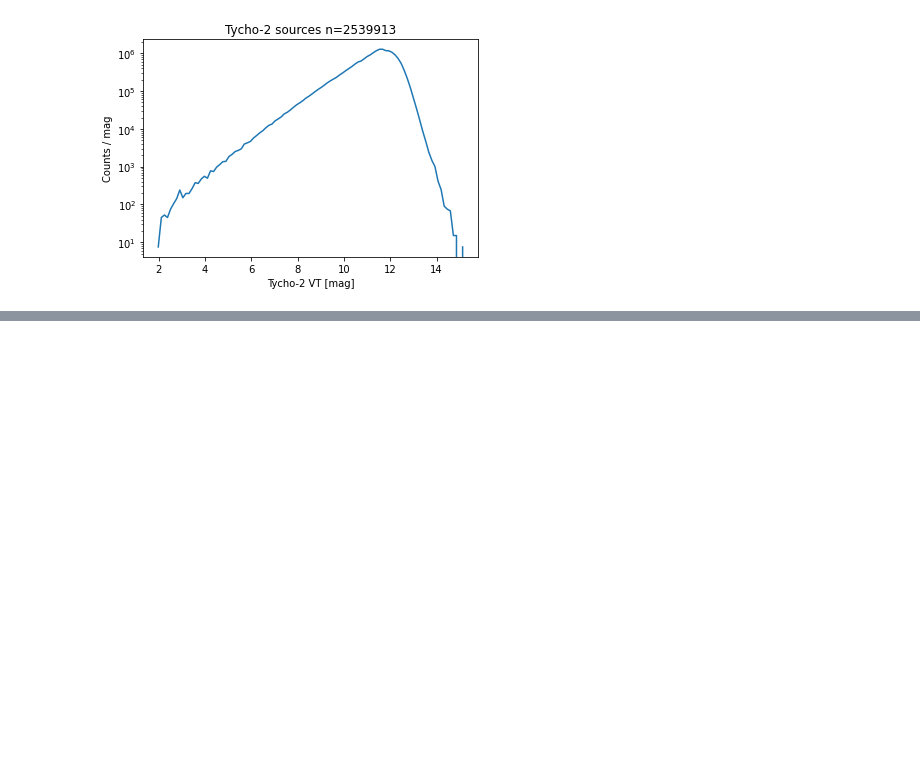
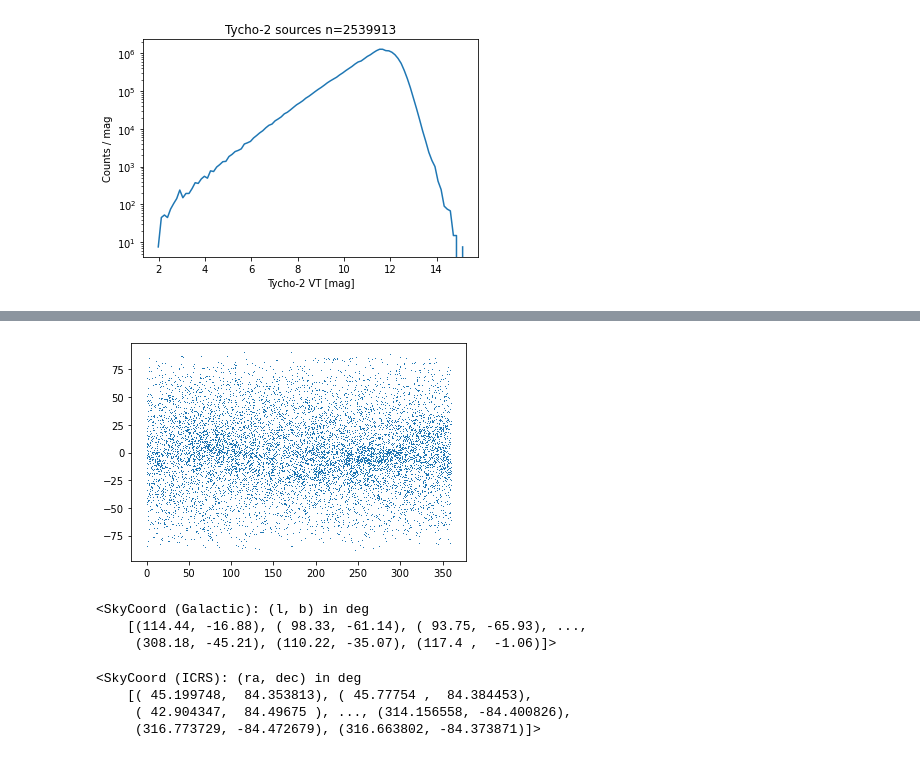
Before and after one commit to bcrill/infrared_bright_stars, a Jupyter notebook: notebooks/Catalog Manipulation.ipynb, the cells around one changed output, grey strips where cells are left out. Drawn from its saved outputs; the diff is of its cells as text; code cells hidden in the pictures; blank space fills up the shorter version.

```diff
--- a/notebooks/Catalog Manipulation.ipynb
+++ b/notebooks/Catalog Manipulation.ipynb
@@ -45,0 +117,7 @@ plt.show()
+# %%
+T = YBS[YBS["GLON"]<360.]
+
+plt.plot(T["GLON"],T["GLAT"],',')
+plt.show()
+# %% [output]
+[figure, added]
@@ -45,0 +130,13 @@ plt.show()
+# %%
+C_YBS
+# %% [output]
+<SkyCoord (Galactic): (l, b) in deg
+    [(114.44, -16.88), ( 98.33, -61.14), ( 93.75, -65.93), ...,
+     (308.18, -45.21), (110.22, -35.07), (117.4 ,  -1.06)]>
+# %%
+C_2MASS
+# %% [output]
+<SkyCoord (ICRS): (ra, dec) in deg
+    [( 45.199748,  84.353813), ( 45.77754 ,  84.384453),
+     ( 42.904347,  84.49675 ), ..., (314.156558, -84.400826),
+     (316.773729, -84.472679), (316.663802, -84.373871)]>
```
Also changed, not shown: parts of 15 cells of this notebook.
